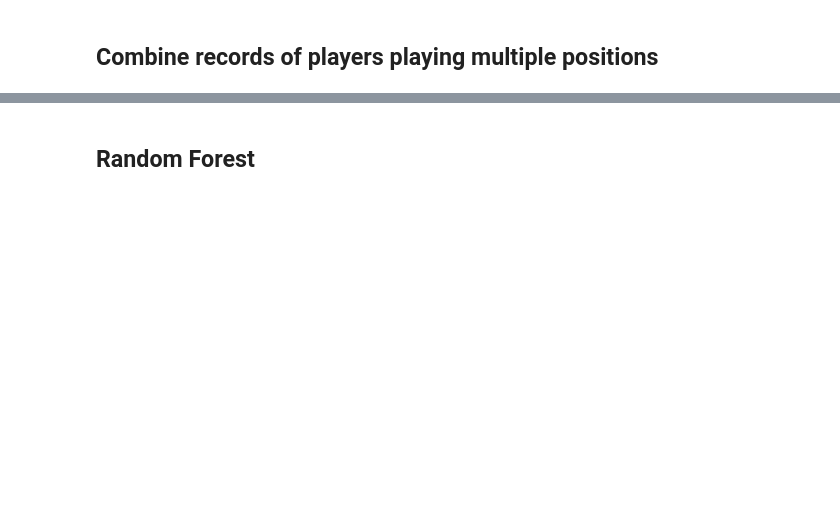
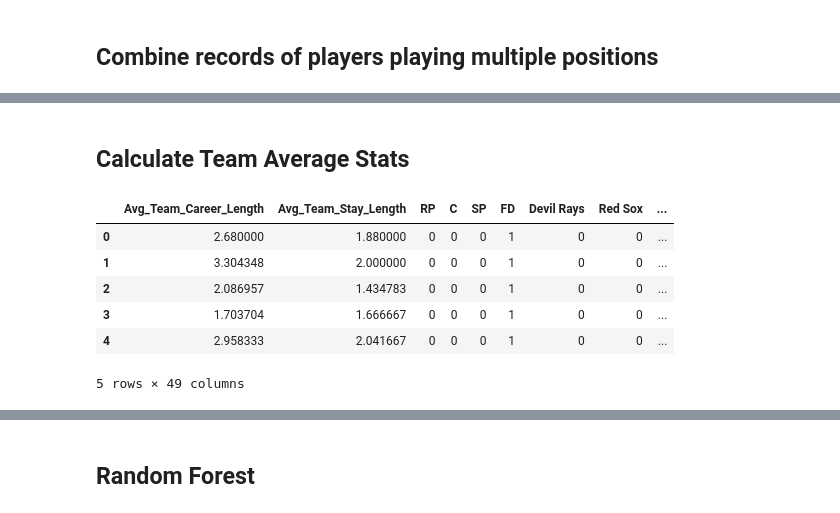
Before and after one commit to mtmoncur/baseball_data, a Jupyter notebook: Basic Model.ipynb, the cells around one changed output, grey strips where cells are left out. Drawn from its saved outputs; the diff is of its cells as text; code cells hidden in the pictures; blank space fills up the shorter version.

```diff
--- a/Basic Model.ipynb
+++ b/Basic Model.ipynb
@@ -331,0 +512,2 @@ df1.sort_values(by=['playerid', 'Year'])
+# %% [markdown]
+## Calculate Team Average Stats
@@ -332,3 +529,13 @@ df1.sort_values(by=['playerid', 'Year'])
+# %%
+p.head()
+# %% [output]
+|  | Avg_Team_Career_Length | Avg_Team_Stay_Length | RP | C | SP | FD | Devil Rays | Red Sox | ... |
+| 0 | 2.680000 | 1.880000 | 0 | 0 | 0 | 1 | 0 | 0 | ... |
+| 1 | 3.304348 | 2.000000 | 0 | 0 | 0 | 1 | 0 | 0 | ... |
+| 2 | 2.086957 | 1.434783 | 0 | 0 | 0 | 1 | 0 | 0 | ... |
+| 3 | 1.703704 | 1.666667 | 0 | 0 | 0 | 1 | 0 | 0 | ... |
+| 4 | 2.958333 | 2.041667 | 0 | 0 | 0 | 1 | 0 | 0 | ... |
+5 rows × 49 columns
 # %%
 for col in ['P', 'SP', 'RP', 'FD', 'C']:
     if col in p.columns:
```
Also changed, not shown: parts of 42 cells of this notebook.
